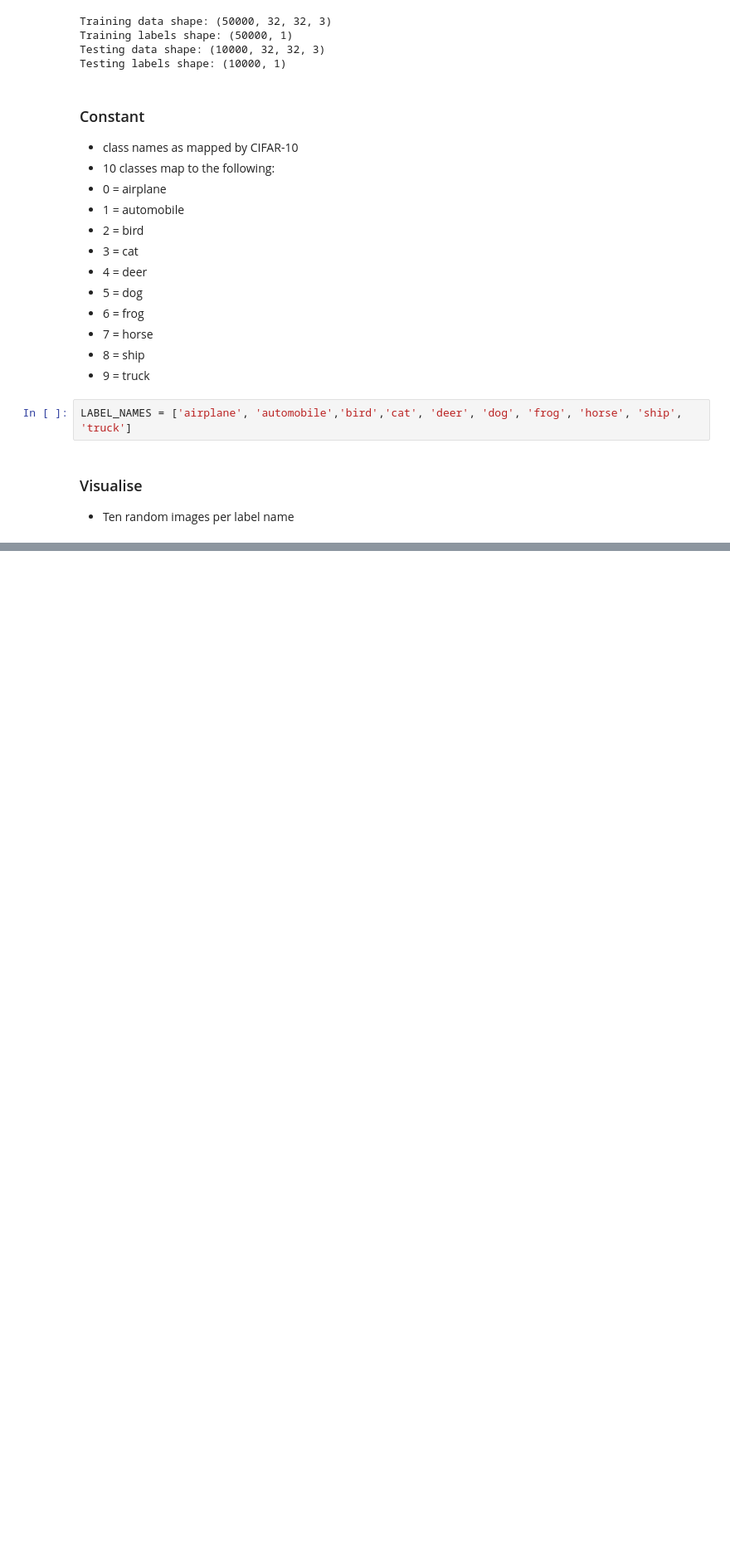
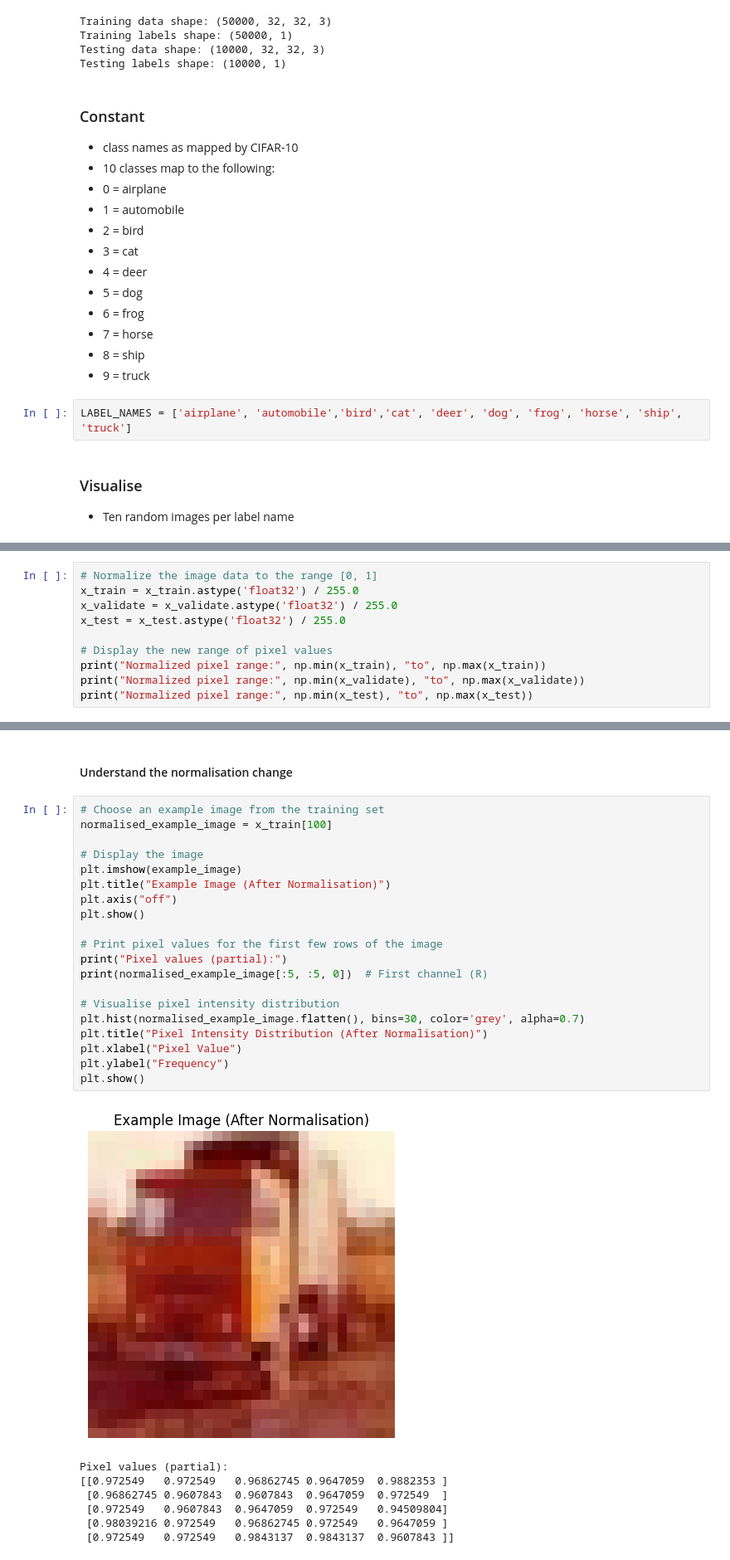
Before and after one commit to mariaingold/ObjectRecognition, a Jupyter notebook: 11_object_recognition.ipynb, the cells around one changed output, grey strips where cells are left out. Shown: that part at 83% size. Saved outputs shown, nothing was run; the diff lists cells and outputs as text; blank space fills up the shorter version.

```diff
--- a/11_object_recognition.ipynb
+++ b/11_object_recognition.ipynb
@@ -143,0 +201,10 @@ Validation labels shape: (6400, 1)
+# %%
+# Normalize the image data to the range [0, 1]
+x_train = x_train.astype('float32') / 255.0
+x_validate = x_validate.astype('float32') / 255.0
+x_test = x_test.astype('float32') / 255.0
+
+# Display the new range of pixel values
+print("Normalized pixel range:", np.min(x_train), "to", np.max(x_train))
+print("Normalized pixel range:", np.min(x_validate), "to", np.max(x_validate))
+print("Normalized pixel range:", np.min(x_test), "to", np.max(x_test))
@@ -143,0 +215,30 @@ Validation labels shape: (6400, 1)
+# %% [markdown]
+#### Understand the normalisation change
+# %%
+# Choose an example image from the training set
+normalised_example_image = x_train[100]
+
+# Display the image
+plt.imshow(example_image)
+plt.title("Example Image (After Normalisation)")
+plt.axis("off")
+plt.show()
+
+# Print pixel values for the first few rows of the image
+print("Pixel values (partial):")
+print(normalised_example_image[:5, :5, 0])  # First channel (R)
+
+# Visualise pixel intensity distribution
+plt.hist(normalised_example_image.flatten(), bins=30, color='grey', alpha=0.7)
+plt.title("Pixel Intensity Distribution (After Normalisation)")
+plt.xlabel("Pixel Value")
+plt.ylabel("Frequency")
+plt.show()
+# %% [output]
+[figure, added]
+Pixel values (partial):
+[[0.972549   0.972549   0.96862745 0.9647059  0.9882353 ]
+ [0.96862745 0.9607843  0.9607843  0.9647059  0.972549  ]
+ [0.972549   0.9607843  0.9647059  0.972549   0.94509804]
+ [0.98039216 0.972549   0.96862745 0.972549   0.9647059 ]
+ [0.972549   0.972549   0.9843137  0.9843137  0.9607843 ]]
```
Also changed, not shown: parts of 29 cells of this notebook.
